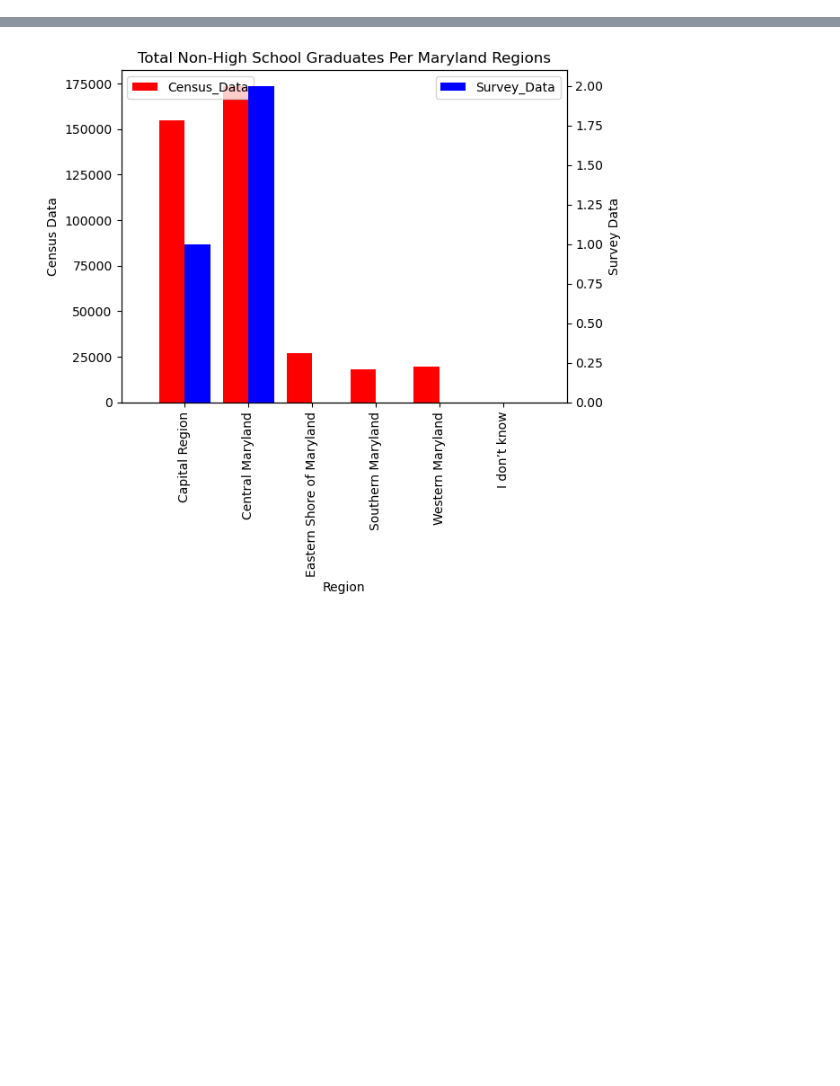
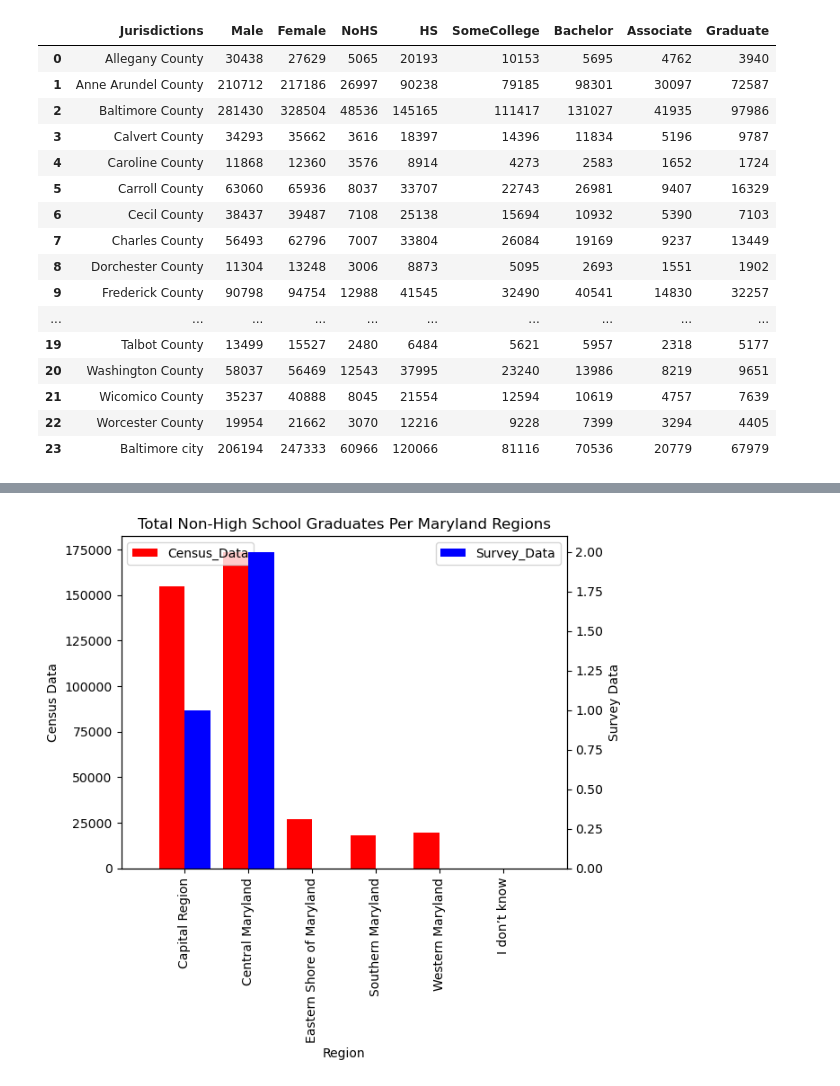
Before and after one commit to jstelnik/MarylandCybersecurityAnalysis, a Jupyter notebook: CensusEducation.ipynb, the cells around one changed output, grey strips where cells are left out. Saved outputs shown, nothing was run; the diff lists cells and outputs as text; code cells hidden in the pictures; blank space fills up the shorter version.

```diff
--- a/CensusEducation.ipynb
+++ b/CensusEducation.ipynb
@@ -238,3 +238,23 @@ regions = {"Frederick County":"Capital Region", "Montgomery County":"Capital Reg
 regionData = censusData.replace(regions, regex=True)
 myRegionData = myData.replace(regions, regex=True)
 regionData = regionData.groupby("Jurisdictions").sum()
+# %%
+censusData
+# %% [output]
+|  | Jurisdictions | Male | Female | NoHS | HS | SomeCollege | Bachelor | Associate | Graduate |
+| 0 | Allegany County | 30438 | 27629 | 5065 | 20193 | 10153 | 5695 | 4762 | 3940 |
+| 1 | Anne Arundel County | 210712 | 217186 | 26997 | 90238 | 79185 | 98301 | 30097 | 72587 |
+| 2 | Baltimore County | 281430 | 328504 | 48536 | 145165 | 111417 | 131027 | 41935 | 97986 |
+| 3 | Calvert County | 34293 | 35662 | 3616 | 18397 | 14396 | 11834 | 5196 | 9787 |
+| 4 | Caroline County | 11868 | 12360 | 3576 | 8914 | 4273 | 2583 | 1652 | 1724 |
+| 5 | Carroll County | 63060 | 65936 | 8037 | 33707 | 22743 | 26981 | 9407 | 16329 |
+| 6 | Cecil County | 38437 | 39487 | 7108 | 25138 | 15694 | 10932 | 5390 | 7103 |
+| 7 | Charles County | 56493 | 62796 | 7007 | 33804 | 26084 | 19169 | 9237 | 13449 |
+| 8 | Dorchester County | 11304 | 13248 | 3006 | 8873 | 5095 | 2693 | 1551 | 1902 |
+| 9 | Frederick County | 90798 | 94754 | 12988 | 41545 | 32490 | 40541 | 14830 | 32257 |
+| ... | ... | ... | ... | ... | ... | ... | ... | ... | ... |
+| 19 | Talbot County | 13499 | 15527 | 2480 | 6484 | 5621 | 5957 | 2318 | 5177 |
+| 20 | Washington County | 58037 | 56469 | 12543 | 37995 | 23240 | 13986 | 8219 | 9651 |
+| 21 | Wicomico County | 35237 | 40888 | 8045 | 21554 | 12594 | 10619 | 4757 | 7639 |
+| 22 | Worcester County | 19954 | 21662 | 3070 | 12216 | 9228 | 7399 | 3294 | 4405 |
+| 23 | Baltimore city | 206194 | 247333 | 60966 | 120066 | 81116 | 70536 | 20779 | 67979 |
```
Also changed, not shown: parts of 3 cells of this notebook, 2 other files.
